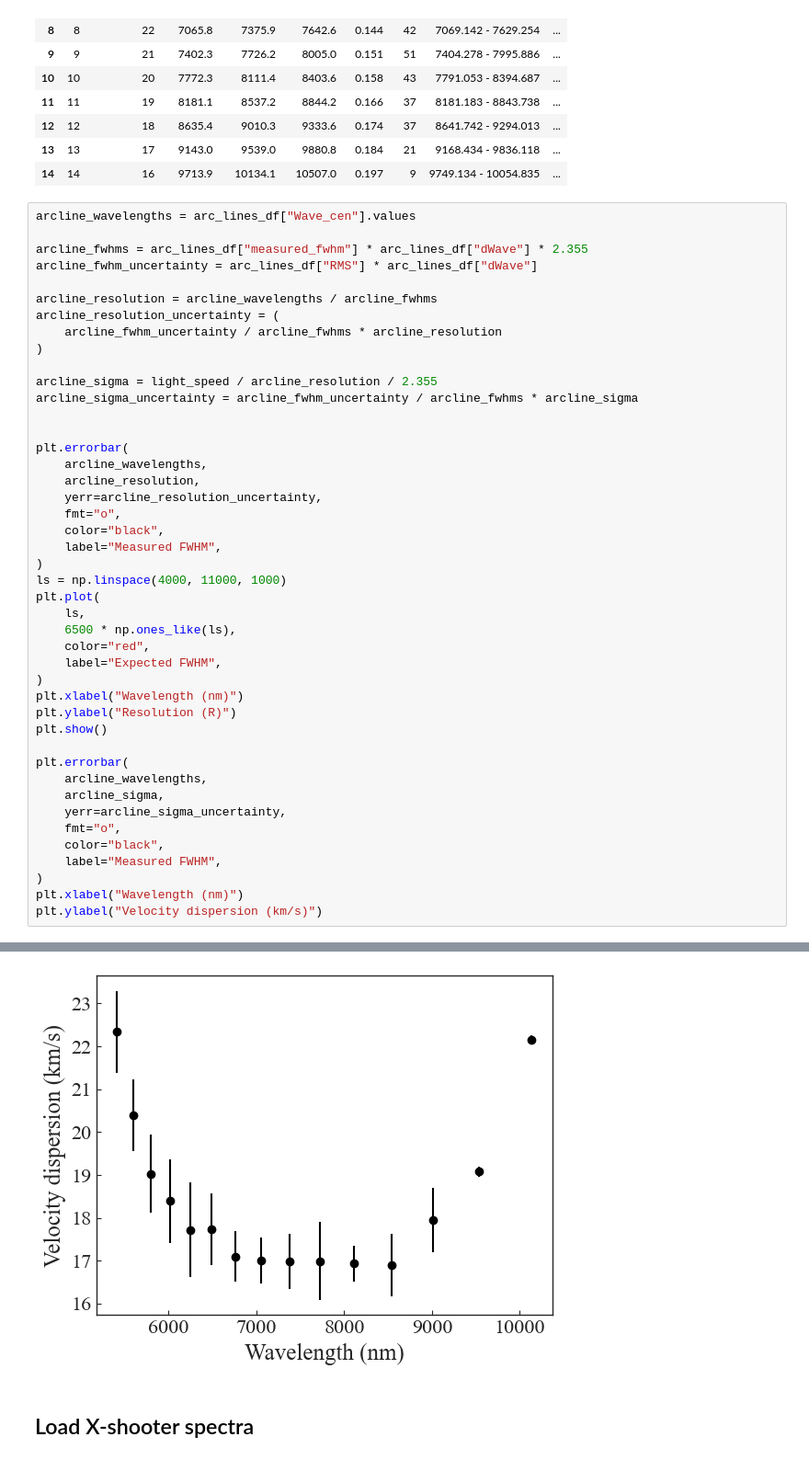
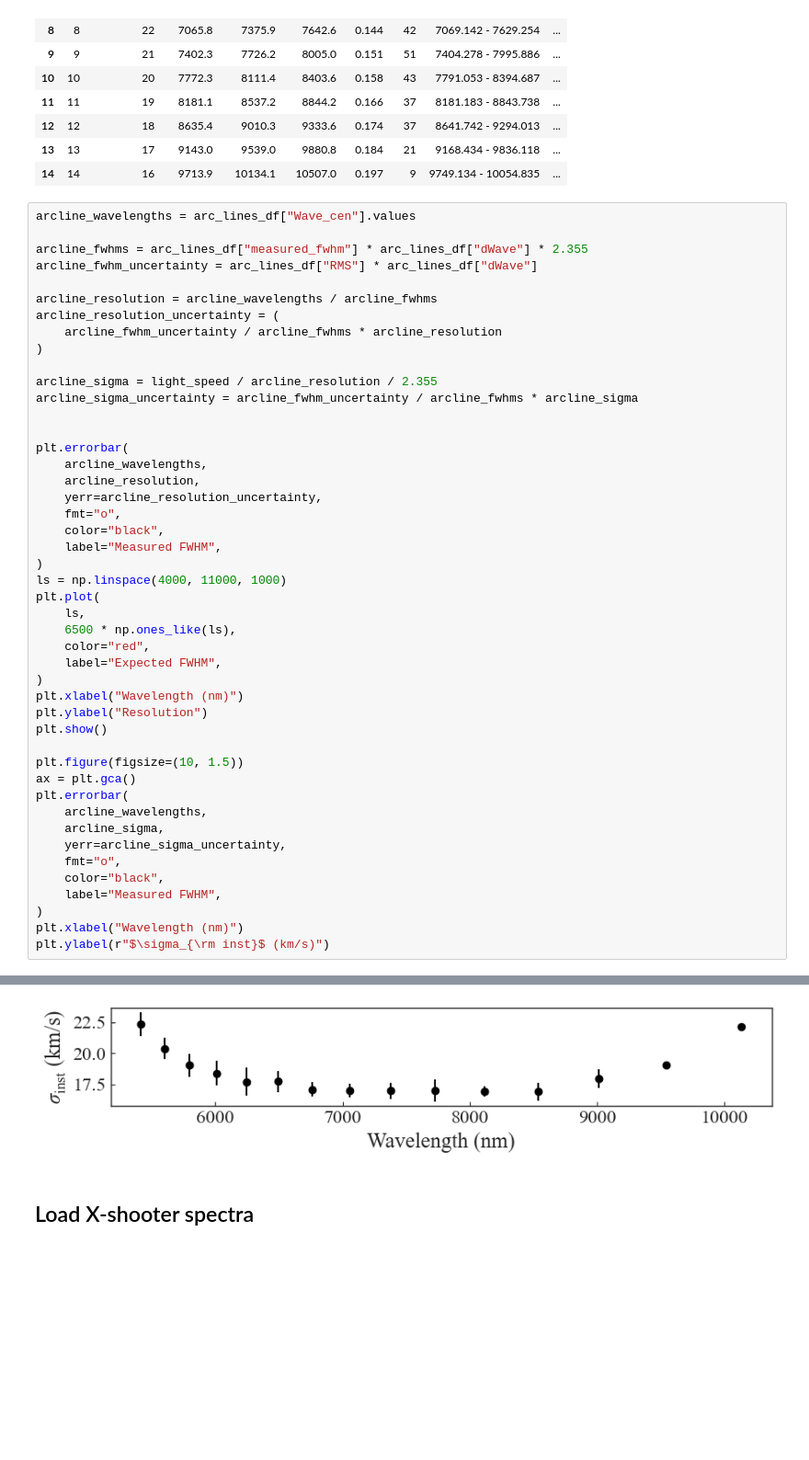
Before and after one commit to ajshajib/nirspec_resolution, a Jupyter notebook: 1_check_pn_intrinsic_velocity_width_using_arclines.ipynb, the cells around one changed output, grey strips where cells are left out. Shown at 92% size. Cells and saved outputs as stored; diff of their text form; blank space fills up the shorter version.

```diff
--- a/1_check_pn_intrinsic_velocity_width_using_arclines.ipynb
+++ b/1_check_pn_intrinsic_velocity_width_using_arclines.ipynb
@@ -100,9 +103,11 @@ plt.plot(
     label="Expected FWHM",
 )
 plt.xlabel("Wavelength (nm)")
-plt.ylabel("Resolution (R)")
+plt.ylabel("Resolution")
 plt.show()
 
+plt.figure(figsize=(10, 1.5))
+ax = plt.gca()
 plt.errorbar(
     arcline_wavelengths,
     arcline_sigma,
@@ -112,5 +117,5 @@ plt.errorbar(
     label="Measured FWHM",
 )
 plt.xlabel("Wavelength (nm)")
-plt.ylabel("Velocity dispersion (km/s)")
+plt.ylabel(r"$\sigma_{\rm inst}$ (km/s)")
 # %% [output]
@@ -119,4 +124,4 @@ Text(0, 0.5, 'Velocity dispersion (km/s)')
-[figure, old version]
+[figure, new version]
 # %% [markdown]
 ## Load X-shooter spectra
 # %%
```
Also changed, not shown: parts of 2 cells of this notebook.
